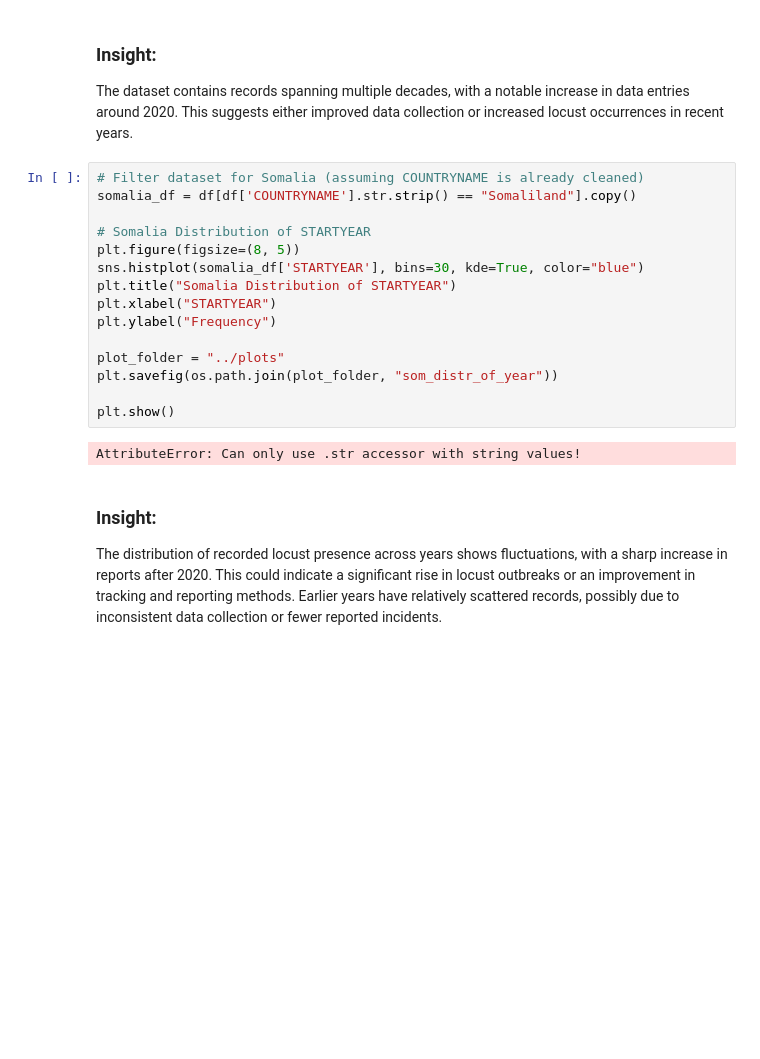
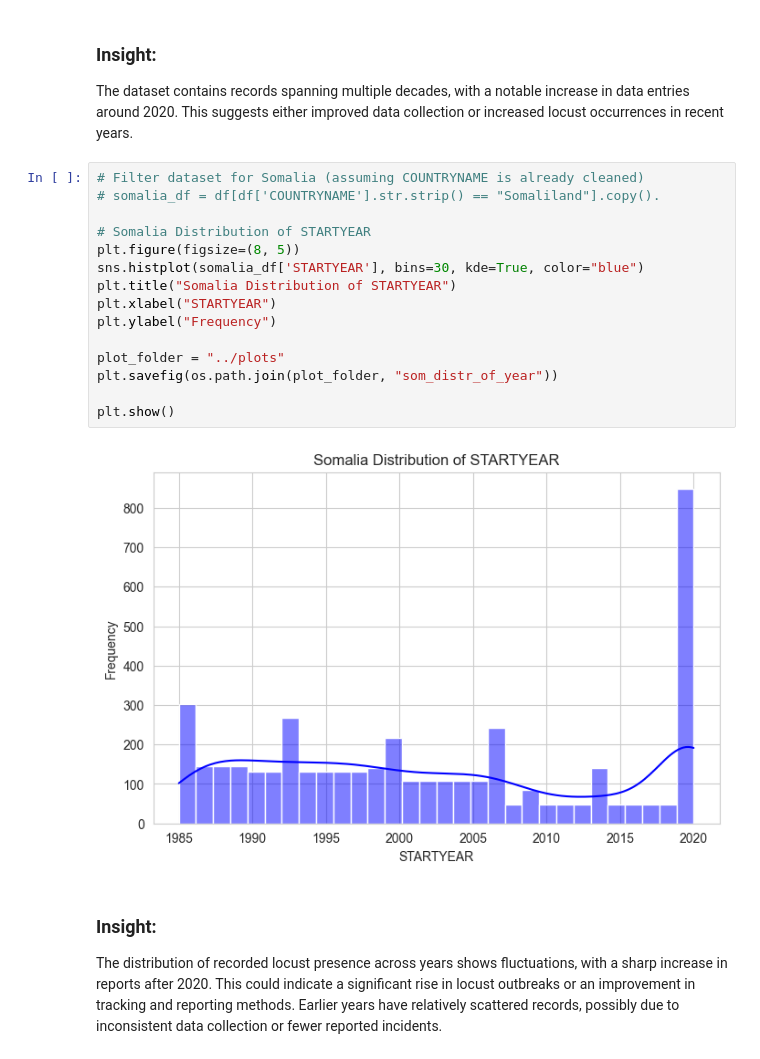
Before and after one commit to MasterWithAhmad/locust-hub-platform, a Jupyter notebook: thesis-project/notebooks/locust-prediction-eda.ipynb, the cells around one changed output. Drawn from its saved outputs; the diff is of its cells as text; blank space fills up the shorter version.

Commit message:
Fix notebook execution errors, update plots, reports, and model after resolving .str accessor and cell order issues

```diff
--- a/thesis-project/notebooks/locust-prediction-eda.ipynb
+++ b/thesis-project/notebooks/locust-prediction-eda.ipynb
@@ -335,21 +335,21 @@ plt.show()
 The dataset contains records spanning multiple decades, with a notable increase in data entries around 2020. This suggests either improved data collection or increased locust occurrences in recent years.
 # %%
 # Filter dataset for Somalia (assuming COUNTRYNAME is already cleaned)
-somalia_df = df[df['COUNTRYNAME'].str.strip() == "Somaliland"].copy()
+# somalia_df = df[df['COUNTRYNAME'].str.strip() == "Somaliland"].copy().
 
 # Somalia Distribution of STARTYEAR
 plt.figure(figsize=(8, 5))
 sns.histplot(somalia_df['STARTYEAR'], bins=30, kde=True, color="blue")
 plt.title("Somalia Distribution of STARTYEAR")
 plt.xlabel("STARTYEAR")
 plt.ylabel("Frequency")
 
 plot_folder = "../plots"
 plt.savefig(os.path.join(plot_folder, "som_distr_of_year"))
 
 plt.show()
 # %% [output]
-AttributeError: Can only use .str accessor with string values!
+[figure, added]
 # %% [markdown]
 ### Insight:
 The distribution of recorded locust presence across years shows fluctuations, with a sharp increase in reports after 2020. This could indicate a significant rise in locust outbreaks or an improvement in tracking and reporting methods. Earlier years have relatively scattered records, possibly due to inconsistent data collection or fewer reported incidents.
```
Also changed, not shown: parts of 8 cells of this notebook, 5 other files.
